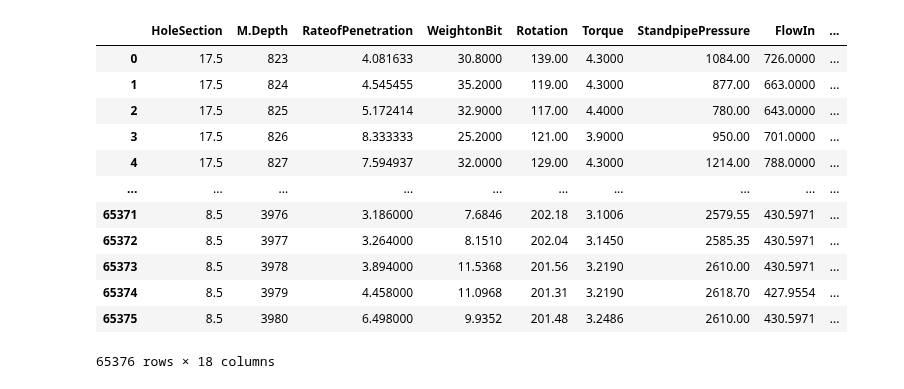
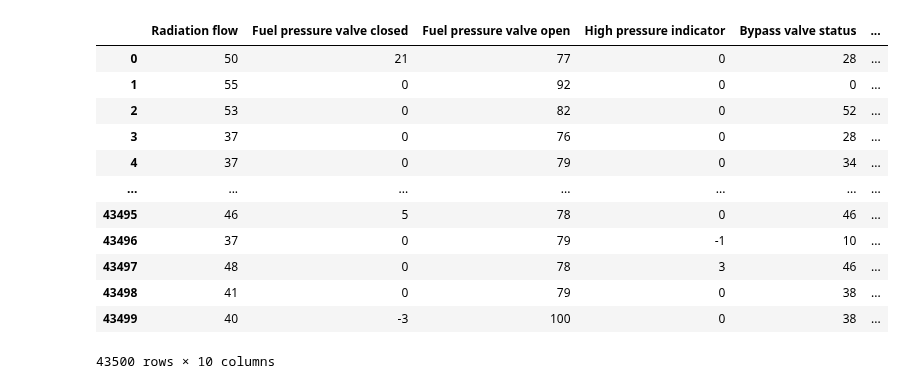
Before and after one commit to JoeBater/AssumptionsCheckers, a Jupyter notebook: classifier_examples.ipynb, the cells around one changed output. Cells and saved outputs as stored; diff of their text form; code cells hidden in the pictures.

```diff
--- a/classifier_examples.ipynb
+++ b/classifier_examples.ipynb
@@ -1,18 +1,24 @@
 # %%
 import pandas as pd
-df = pd.read_excel(r'C:\Users\user\ML\Classification\deep drill\42452_2021_4769_MOESM1_ESM (1).xlsx')
+df = pd.read_csv(r'data/statlog+shuttle/shuttle.trn', header=None, sep=' ')
+
+cols = ['Radiation flow', 'Fuel pressure valve closed', 'Fuel pressure valve open', 'High pressure indicator', 'Bypass valve status', 'Bypass pressure valve closed', 'Bypass pressure valve open', 'Time step (often ignored)', 'Additional sensor or derived metric','Class']
+df.columns = cols
+
+df['Class'] = df['Class'].map({1: 'Rad Flow', 2: 'Fpv Close', 3: 'Fpv Open', 4: 'High', 5: 'Bypass', 6: 'Bpv Close', 7: 'Bpv Open'})
+
 df
 # %% [output]
-|  | HoleSection | M.Depth | RateofPenetration | WeightonBit | Rotation | Torque | StandpipePressure | FlowIn | ... |
-| 0 | 17.5 | 823 | 4.081633 | 30.8000 | 139.00 | 4.3000 | 1084.00 | 726.0000 | ... |
-| 1 | 17.5 | 824 | 4.545455 | 35.2000 | 119.00 | 4.3000 | 877.00 | 663.0000 | ... |
-| 2 | 17.5 | 825 | 5.172414 | 32.9000 | 117.00 | 4.4000 | 780.00 | 643.0000 | ... |
-| 3 | 17.5 | 826 | 8.333333 | 25.2000 | 121.00 | 3.9000 | 950.00 | 701.0000 | ... |
-| 4 | 17.5 | 827 | 7.594937 | 32.0000 | 129.00 | 4.3000 | 1214.00 | 788.0000 | ... |
-| ... | ... | ... | ... | ... | ... | ... | ... | ... | ... |
-| 65371 | 8.5 | 3976 | 3.186000 | 7.6846 | 202.18 | 3.1006 | 2579.55 | 430.5971 | ... |
-| 65372 | 8.5 | 3977 | 3.264000 | 8.1510 | 202.04 | 3.1450 | 2585.35 | 430.5971 | ... |
-| 65373 | 8.5 | 3978 | 3.894000 | 11.5368 | 201.56 | 3.2190 | 2610.00 | 430.5971 | ... |
-| 65374 | 8.5 | 3979 | 4.458000 | 11.0968 | 201.31 | 3.2190 | 2618.70 | 427.9554 | ... |
-| 65375 | 8.5 | 3980 | 6.498000 | 9.9352 | 201.48 | 3.2486 | 2610.00 | 430.5971 | ... |
+|  | Radiation flow | Fuel pressure valve closed | Fuel pressure valve open | High pressure indicator | Bypass valve status | ... |
+| 0 | 50 | 21 | 77 | 0 | 28 | ... |
+| 1 | 55 | 0 | 92 | 0 | 0 | ... |
+| 2 | 53 | 0 | 82 | 0 | 52 | ... |
+| 3 | 37 | 0 | 76 | 0 | 28 | ... |
+| 4 | 37 | 0 | 79 | 0 | 34 | ... |
+| ... | ... | ... | ... | ... | ... | ... |
+| 43495 | 46 | 5 | 78 | 0 | 46 | ... |
+| 43496 | 37 | 0 | 79 | -1 | 10 | ... |
+| 43497 | 48 | 0 | 78 | 3 | 46 | ... |
+| 43498 | 41 | 0 | 79 | 0 | 38 | ... |
+| 43499 | 40 | -3 | 100 | 0 | 38 | ... |
-65376 rows × 18 columns
+43500 rows × 10 columns
```
Also changed, not shown: parts of 4 cells of this notebook, 4 other files.
